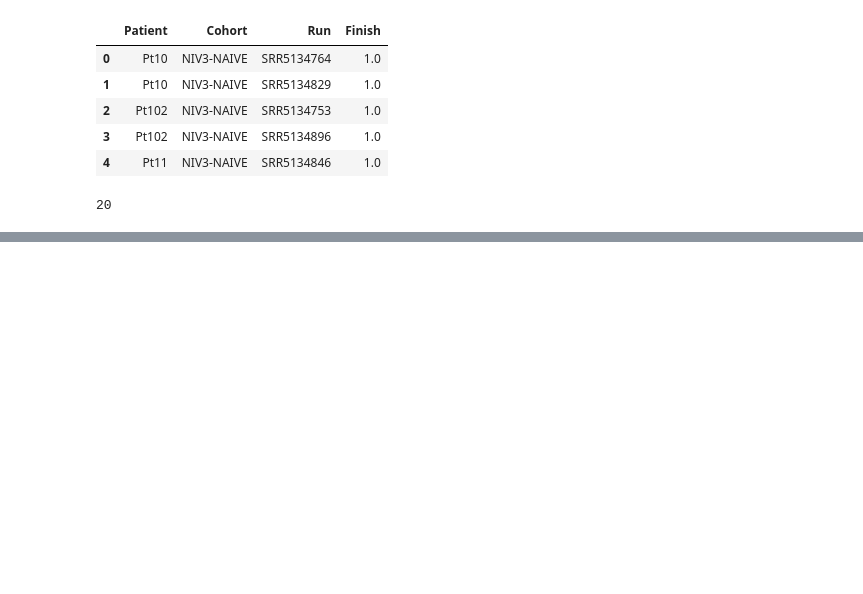
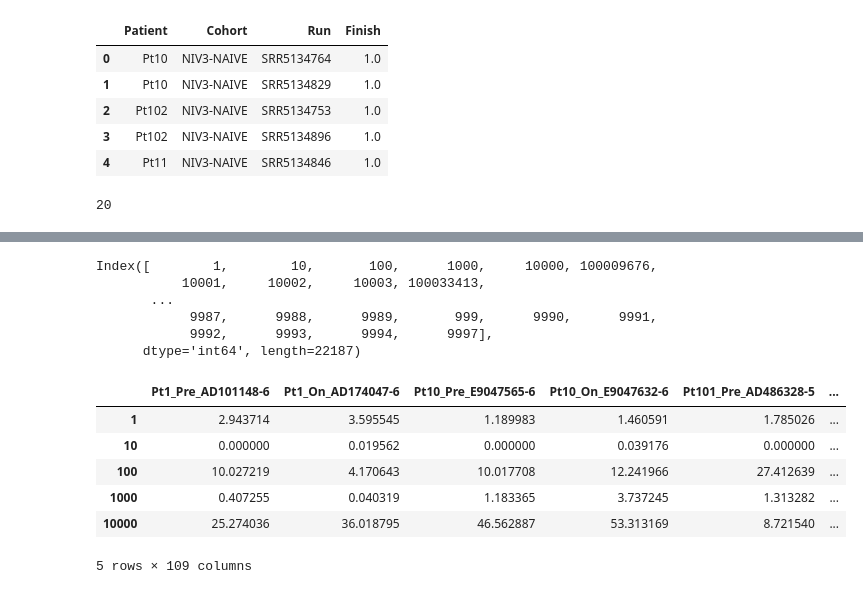
Before and after one commit to Ethanlong2000/Capstone-Project, a Jupyter notebook: script/check_file.ipynb, the cells around one changed output, grey strips where cells are left out. Drawn from its saved outputs; the diff is of its cells as text; code cells hidden in the pictures; blank space fills up the shorter version.

```diff
--- a/script/check_file.ipynb
+++ b/script/check_file.ipynb
@@ -359,0 +362,8 @@ with open('/work/longyh/BY/processed/missing_WES_run_naive.txt', 'w') as f:
+# %%
+fpkm_path='/work/longyh/BY/raw/GSE91061_BMS038109Sample.hg19KnownGene.fpkm.csv'
+raw_path='/work/longyh/BY/raw/GSE91061_BMS038109Sample.hg19KnownGene.raw.csv'
+rld_path='/work/longyh/BY/raw/GSE91061_BMS038109Sample.hg19KnownGene.rld.csv'
+# %%
+fpkm=pd.read_csv(fpkm_path,index_col=0)
+raw=pd.read_csv(raw_path,index_col=0)
+rld=pd.read_csv(rld_path,index_col=0)
@@ -359,0 +387,19 @@ with open('/work/longyh/BY/processed/missing_WES_run_naive.txt', 'w') as f:
+# %%
+fpkm.index
+# %% [output]
+Index([        1,        10,       100,      1000,     10000, 100009676,
+           10001,     10002,     10003, 100033413,
+       ...
+            9987,      9988,      9989,       999,      9990,      9991,
+            9992,      9993,      9994,      9997],
+      dtype='int64', length=22187)
+# %%
+fpkm.head()
+# %% [output]
+|  | Pt1_Pre_AD101148-6 | Pt1_On_AD174047-6 | Pt10_Pre_E9047565-6 | Pt10_On_E9047632-6 | Pt101_Pre_AD486328-5 | ... |
+| 1 | 2.943714 | 3.595545 | 1.189983 | 1.460591 | 1.785026 | ... |
+| 10 | 0.000000 | 0.019562 | 0.000000 | 0.039176 | 0.000000 | ... |
+| 100 | 10.027219 | 4.170643 | 10.017708 | 12.241966 | 27.412639 | ... |
+| 1000 | 0.407255 | 0.040319 | 1.183365 | 3.737245 | 1.313282 | ... |
+| 10000 | 25.274036 | 36.018795 | 46.562887 | 53.313169 | 8.721540 | ... |
+5 rows × 109 columns
```
Also changed, not shown: parts of 6 cells of this notebook, 4 other files.
